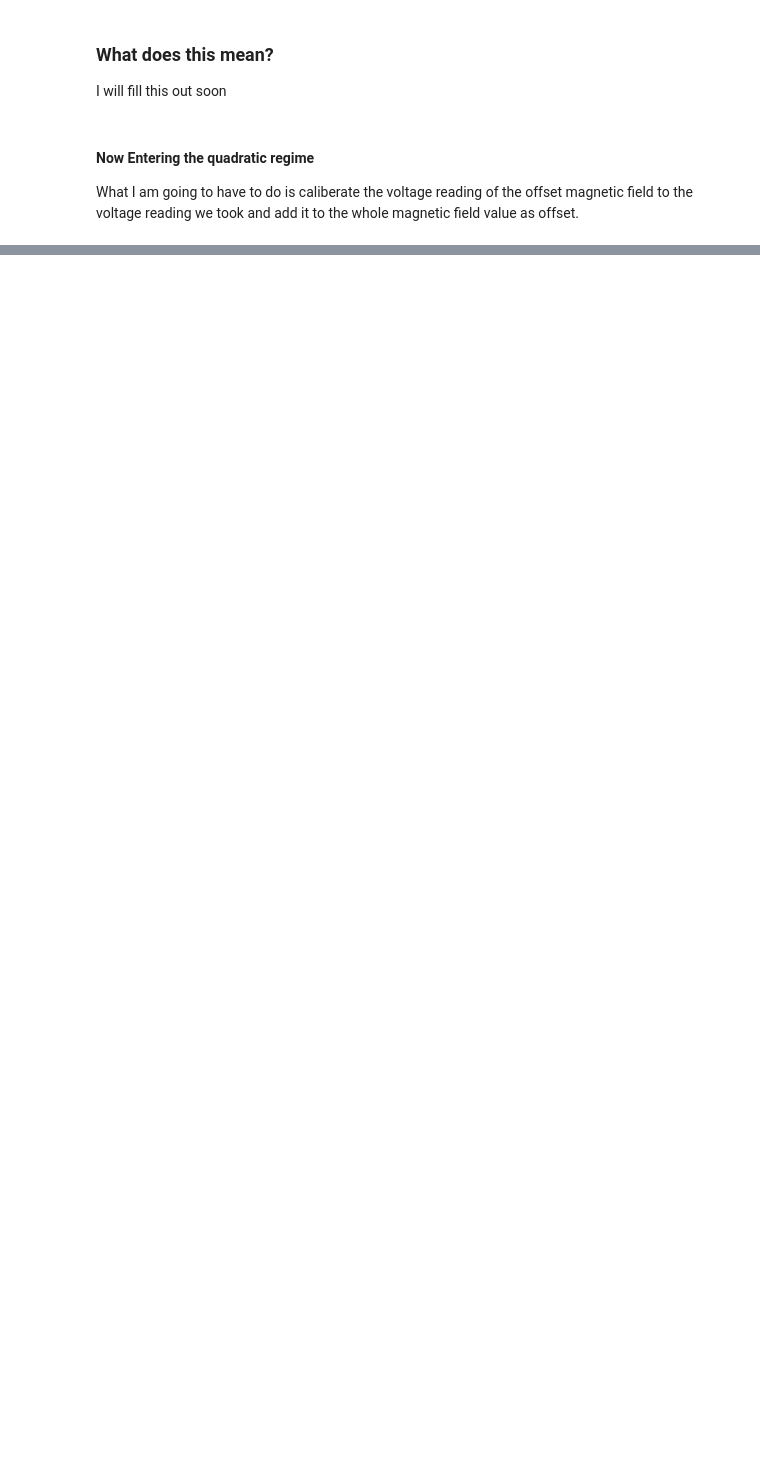
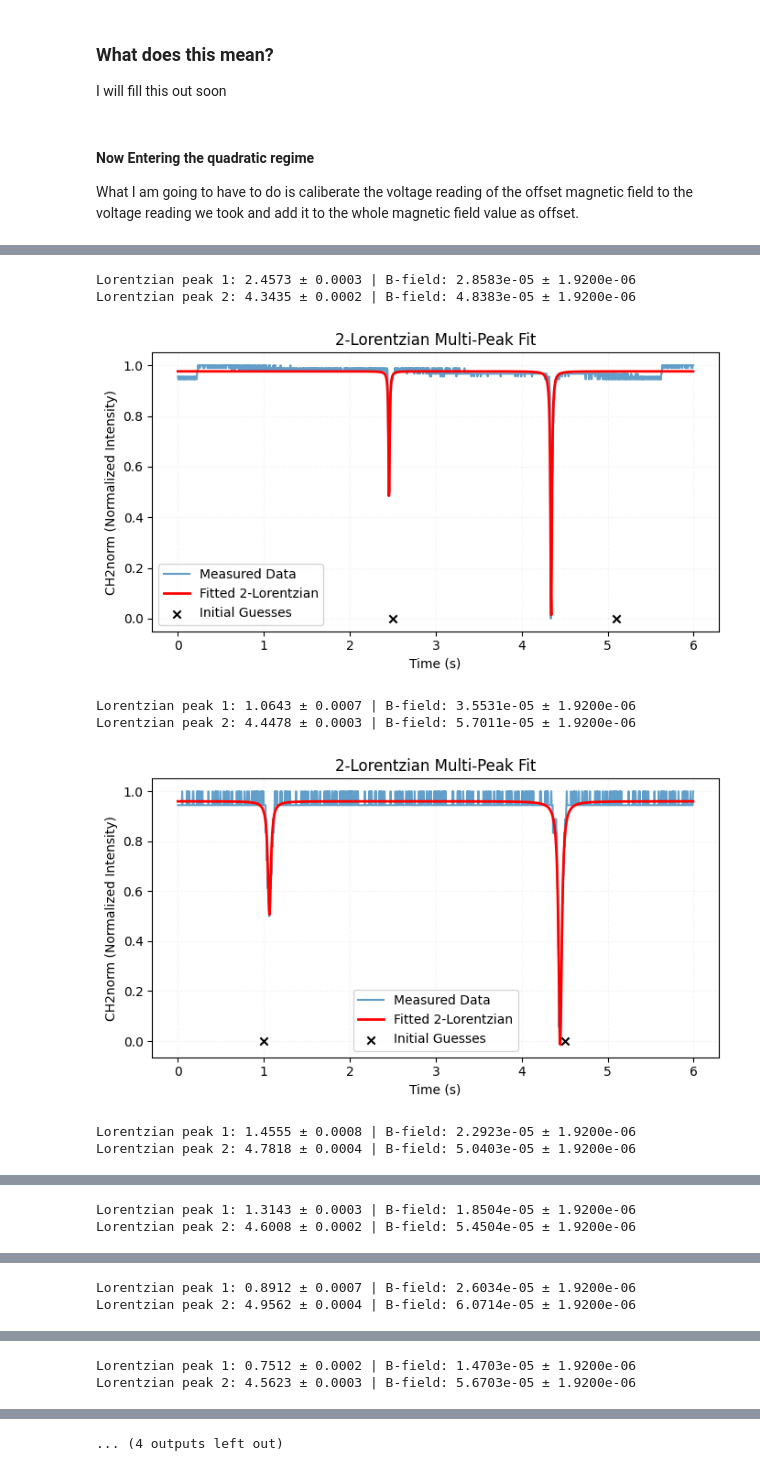
Before and after one commit to imathrock/Optical_Pumping, a Jupyter notebook: DA.ipynb, the cells around one changed output, grey strips where cells are left out. Saved outputs shown, nothing was run; the diff lists cells and outputs as text; code cells hidden in the pictures; blank space fills up the shorter version.

Commit message:
1 dataset equates to 1 data point. painful

```diff
--- a/DA.ipynb
+++ b/DA.ipynb
@@ -319,0 +370,27 @@ What I am going to have to do is caliberate the voltage reading of the offset ma
+# %%
+# Need a new add magnetic field function that adds the offset field to the magnetic field column
+def add_magnetic_field_woff(filename,offset):
+    ItB = (0.6*1e-4)#Teslas
+    header_info = pd.read_csv(filename, skiprows=1, nrows=1, header=None)
+    timeconst = float(header_info.iloc[0, 4])
+    df = pd.read_csv(filename, skiprows=2, usecols=[0, 1, 2], names=["Sequence", "CH1", "CH2"])
+    df["Bfield"] = (df["CH1"]*ItB)
+    df["Bfield"] = df["Bfield"]+(VtoBoff[0]*offset)
+    df["CH2norm"] = (df["CH2"] - min(df["CH2"]))/(max(df["CH2"])-min(df["CH2"]))
+    df["time"] = df["Sequence"]*timeconst
+    filename, ext = os.path.splitext(filename)
+    new_filename = f"{filename}_B{ext}"
+    df.to_csv(new_filename, index=False)
+    print("New file:",new_filename)
+    return df
+# %%
+df_300 = add_magnetic_field_woff("linear_zeeman_data/300kHz_5s.csv",20)
+df_300_ = add_magnetic_field_woff("linear_zeeman_data/300kHz_15p67mV.csv",15.67)
+df_400 = add_magnetic_field_woff("linear_zeeman_data/400kHz_33p36mV.csv",33.36)
+df_500 = add_magnetic_field_woff("linear_zeeman_data/500kHz_5s.csv",42)
+df_500_ = add_magnetic_field_woff("linear_zeeman_data/500kHz_40p4mV.csv",40.4)
+df_600 = add_magnetic_field_woff("linear_zeeman_data/600kHz_5s.csv",55)
+df_700 = add_magnetic_field_woff("linear_zeeman_data/700kHz_5s_43.csv",43)
+df_700_ = add_magnetic_field_woff("linear_zeeman_data/700kHz_5s_72.csv",72)
+df_doub = [df_300,df_300_,df_400,df_500,df_500_,df_600]
+df_single = [df_700,df_700_]
@@ -319,0 +406,26 @@ What I am going to have to do is caliberate the voltage reading of the offset ma
+# %%
+lopt2 = []
+p0gues0 = [[1.0,0.0,2.5,0.001,0.0,5.1,0.001],
+           [1.0,0.0,1.0,0.001,0.0,4.5,0.001],
+           [1.0,0.0,1.5,0.001,0.0,4.8,0.001],
+           [1.0,0.0,1.3,0.001,0.0,4.8,0.001],
+           [1.0,0.0,0.9,0.001,0.0,4.9,0.001],
+           [1.0,0.2,0.75,0.001,0.0,4.8,0.001]]
+
+p0gues1 = [[1.0,0.0,4.1,0.001],
+           [1.0,0.0,4.1,0.001]]
+# %%
+for p0,df_ in zip(p0gues0,df_doub):
+    fit_lorentzians(df_,p0,2,lopt2)
+
+for p0,df_ in zip(p0gues1,df_single):
+    fit_lorentzians(df_,p0,1)
+# %% [output]
+Lorentzian peak 1: 2.4573 ± 0.0003 | B-field: 2.8583e-05 ± 1.9200e-06
+Lorentzian peak 2: 4.3435 ± 0.0002 | B-field: 4.8383e-05 ± 1.9200e-06
+[figure, added]
+Lorentzian peak 1: 1.0643 ± 0.0007 | B-field: 3.5531e-05 ± 1.9200e-06
+Lorentzian peak 2: 4.4478 ± 0.0003 | B-field: 5.7011e-05 ± 1.9200e-06
+[figure, added]
+Lorentzian peak 1: 1.4555 ± 0.0008 | B-field: 2.2923e-05 ± 1.9200e-06
+Lorentzian peak 2: 4.7818 ± 0.0004 | B-field: 5.0403e-05 ± 1.9200e-06
@@ -319,0 +433,2 @@ What I am going to have to do is caliberate the voltage reading of the offset ma
+Lorentzian peak 1: 1.3143 ± 0.0003 | B-field: 1.8504e-05 ± 1.9200e-06
+Lorentzian peak 2: 4.6008 ± 0.0002 | B-field: 5.4504e-05 ± 1.9200e-06
@@ -319,0 +436,2 @@ What I am going to have to do is caliberate the voltage reading of the offset ma
+Lorentzian peak 1: 0.8912 ± 0.0007 | B-field: 2.6034e-05 ± 1.9200e-06
+Lorentzian peak 2: 4.9562 ± 0.0004 | B-field: 6.0714e-05 ± 1.9200e-06
@@ -319,0 +439,2 @@ What I am going to have to do is caliberate the voltage reading of the offset ma
+Lorentzian peak 1: 0.7512 ± 0.0002 | B-field: 1.4703e-05 ± 1.9200e-06
+Lorentzian peak 2: 4.5623 ± 0.0003 | B-field: 5.6703e-05 ± 1.9200e-06
@@ -319,0 +442 @@ What I am going to have to do is caliberate the voltage reading of the offset ma
+... (4 outputs left out)
```
Also changed, not shown: parts of 9 cells of this notebook, 18 other files.
